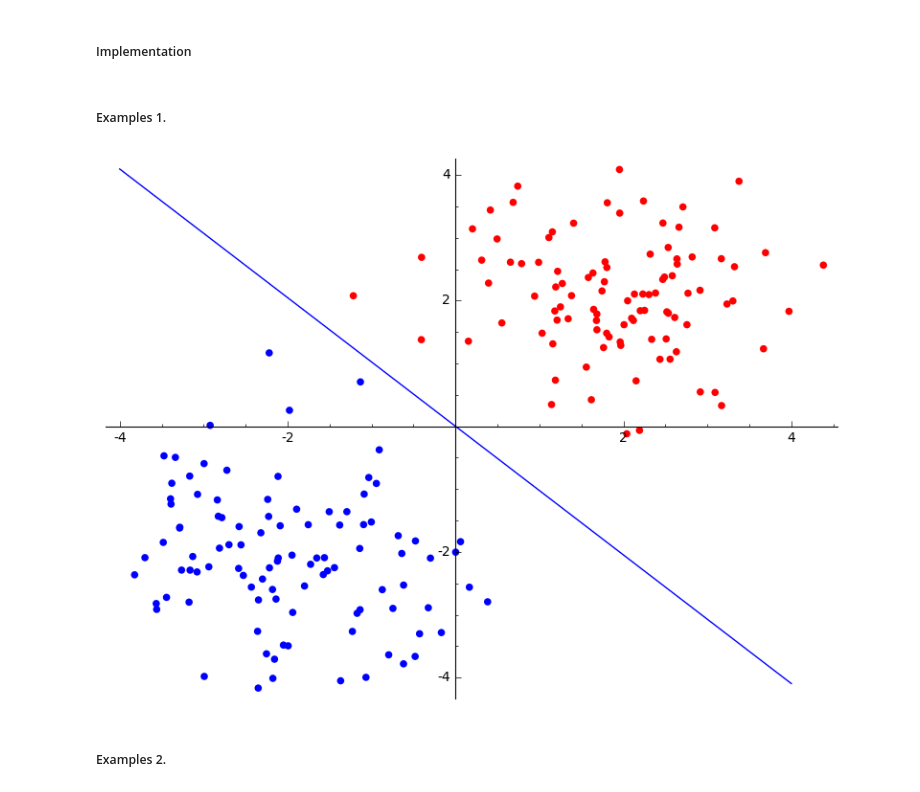
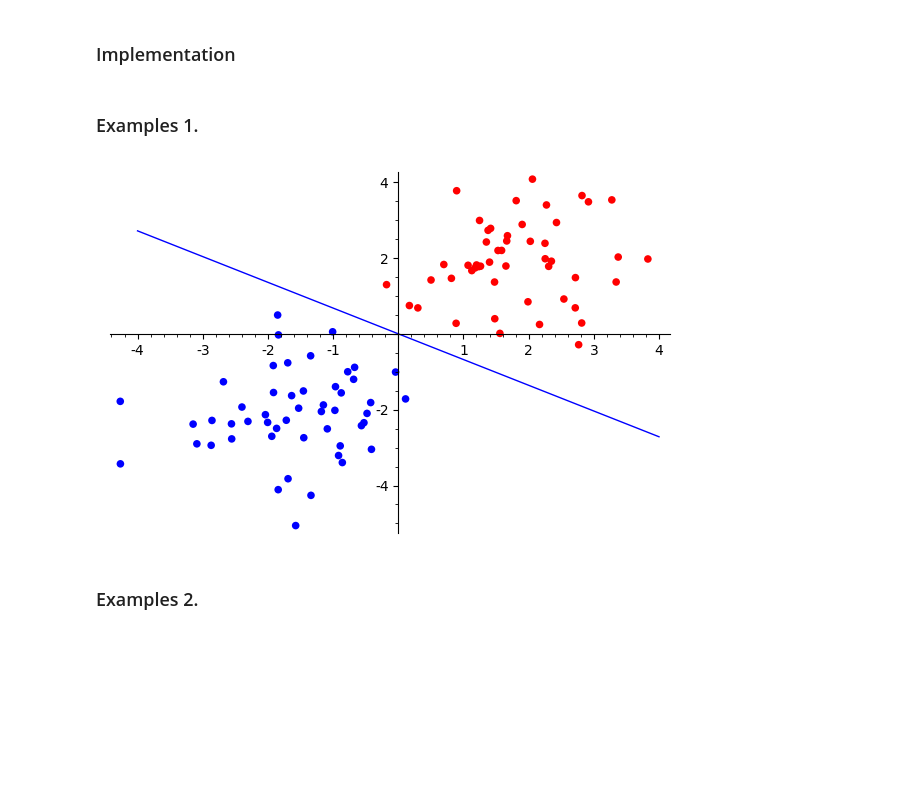
Before and after one commit to jephianlin/SageableMath, a Jupyter notebook: 2019SMath316/LinearClassifier.ipynb, the cells around one changed output. Drawn from its saved outputs; the diff is of its cells as text; code cells hidden in the pictures; blank space fills up the shorter version.

```diff
--- a/2019SMath316/LinearClassifier.ipynb
+++ b/2019SMath316/LinearClassifier.ipynb
@@ -83,7 +80,7 @@ $\Longrightarrow k\alpha \leq \sqrt{k}R$
 
 $\Longrightarrow k \leq \frac{\displaystyle R^{2}}{\displaystyle \alpha^{2}}$
 # %% [markdown]
-##### Implementation
+### Implementation
 # %%
 def discriminate(data, v):
     for i in data:
@@ -106,29 +103,29 @@ def linear_classifier(data):
         v = discriminate(data, v)
     return v
 # %% [markdown]
-##### Examples 1.
+### Examples 1.
 # %%
 import numpy as np
 
-n = 100
+n = 50
 x1 = np.random.randn(n) + 2
 y1 = np.random.randn(n) + 2
 data1 = zip(x1,y1)
 p = point(data1, rgbcolor='red', size=30)
 
 x2 = np.random.randn(n) - 2
 y2 = np.random.randn(n) - 2
 data2 = zip(x2,y2)
 q = point(data2, rgbcolor='blue', size=30)
 
 data = zip(x1, y1, [1]*n) + zip(x2, y2, [-1]*n)
-# print data
+#print data
 v = linear_classifier(data)
 x = var('x')
 g = -(v[0]/v[1])*x
 pic = g.plot(xmin=-4,xmax=4)
 
 f=p+q+pic
 f.show()
 # %% [output]
-[figure, old version]
+[figure, new version]
@@ -137,5 +132,5 @@ data
 # %% [markdown]
-##### Examples 2.
+### Examples 2.
 # %%
 import numpy as np
 
```
Also changed, not shown: parts of 9 cells of this notebook, 4 other files.
